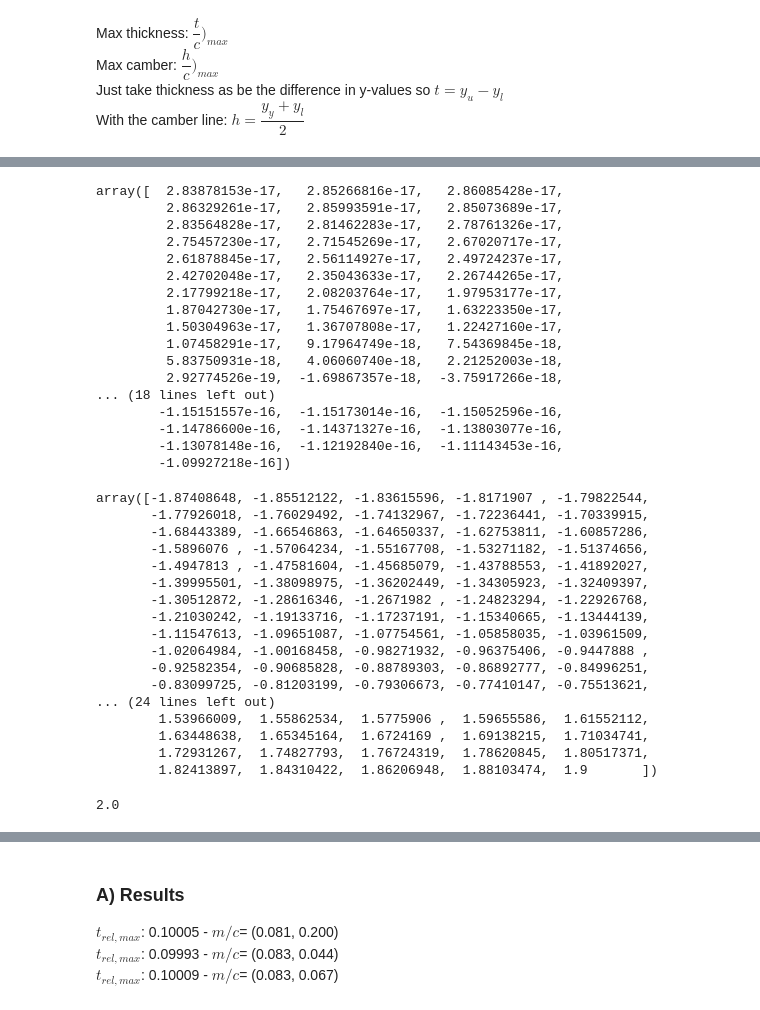
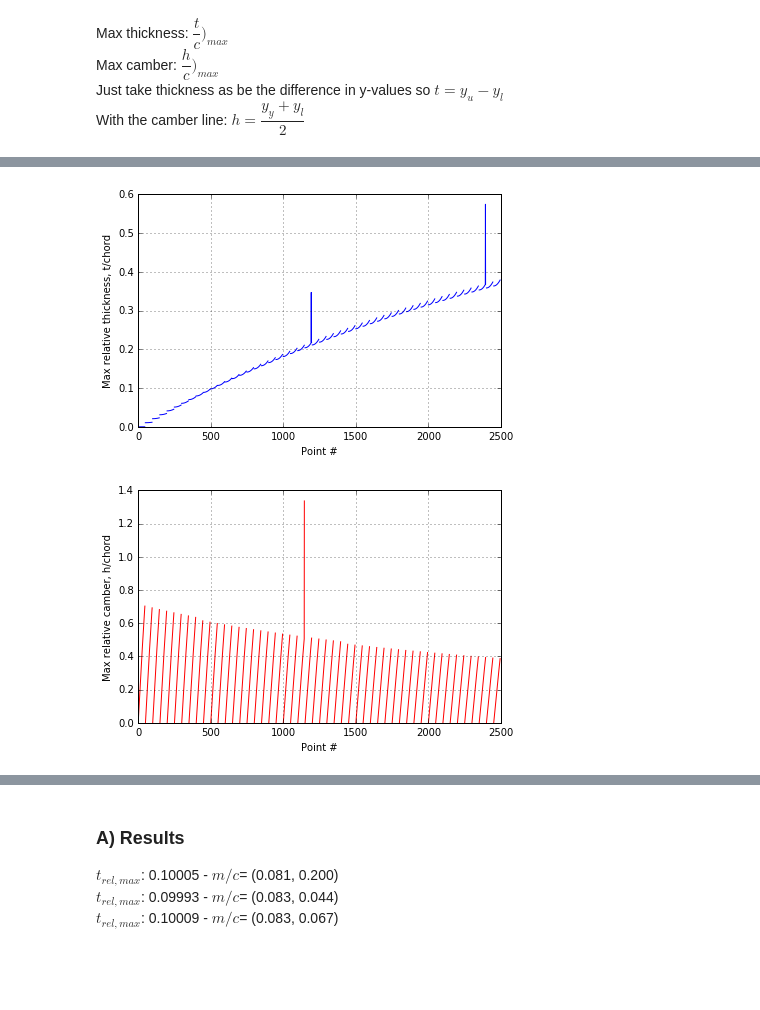
Before and after one commit to Alek-A/AeroPynamics, a Jupyter notebook: Assignment 1.ipynb, the cells around one changed output, grey strips where cells are left out. Cells and saved outputs as stored; diff of their text form; code cells hidden in the pictures; blank space fills up the shorter version.

```diff
--- a/Assignment 1.ipynb
+++ b/Assignment 1.ipynb
@@ -39,7 +44,7 @@ Max camber: $\dfrac{h}{c}\bigg) _{max}$
 Just take thickness as be the difference in y-values so $t=y_u-y_l$
 With the camber line: $h = \dfrac{y_y+y_l}{2}$
 # %%
-N = 2000 # EVEN number
+N = 2**9 # EVEN number
 x_start, x_end = -5.0, 5.0        # boundaries for x-dir.
 y_start, y_end = -5.0, 5.0        # boundaries for y-dir.
 x_ar = np.linspace(x_start, x_end, N)    #
@@ -56,8 +61,8 @@ for i in range(N):
             z[i,j] = complex(float('nan'),float('nan'))
 #z = z[None,:,:]
 # %%
-M1 = 400
-M2 = 400
+M1 = 50
+M2 = 50
 n_tests = int(M1*M2) # Number of tests
 
 # Various values for m1/c and m2/c
@@ -72,18 +77,19 @@ r_c = np.array([]) # max relative camber
 r_m1oc = np.array([]) # m1oc value
 r_m2oc = np.array([]) # m2oc value
 
+angle = np.linspace(0, 2*np.pi, N)
+
 # Actual testing
 for i in range(M1):
     for j in range(M2):
         c = R/np.sqrt(m2oc[j]**2+(1+m1oc[i])**2)
         c2 = c**2
-        chord = 4*c
         m1 = m1oc[i]*c
         m2 = m2oc[j]*c
         s = -m1 + 1j*m2 # center of circle in zeta
-        J = z+c2/z # Joukowski transformation of all points
+        #J = z+c2/z # Joukowski transformation of all points
 
-        angle = np.linspace(0, 2*np.pi, N)
+
 
         # coord. for circle periphery
         z_circle = R*(np.cos(angle)+1j*np.sin(angle)) + s
@@ -91,6 +97,7 @@ for i in range(M1):
         # coord. for airfoil periphery (J-transform of circle)
         z_airfoil = z_circle+c2/z_circle
 
+        chord = np.max(z_airfoil.real) - np.min(z_airfoil.real)
 
         # Upper part of airfoil (from right to left)
         leftMostPoint = np.argmin(z_airfoil.real)
@@ -109,7 +116,7 @@ for i in range(M1):
         lim1 = np.min( z_airfoil.real )*0.95
         lim2 = np.max( z_airfoil.real )*0.95
         # Evaluation points
-        span1 = np.linspace(lim1,lim2,200)
+        span = np.linspace(lim1,lim2,200)
 
 
         # Finding max relative thickness
@@ -140,44 +136,19 @@ tt=np.linspace(-0.5,0.5,100)
-# %%
-fu(tt)
-# %% [output]
-array([  2.83878153e-17,   2.85266816e-17,   2.86085428e-17,
-         2.86329261e-17,   2.85993591e-17,   2.85073689e-17,
-         2.83564828e-17,   2.81462283e-17,   2.78761326e-17,
-         2.75457230e-17,   2.71545269e-17,   2.67020717e-17,
-         2.61878845e-17,   2.56114927e-17,   2.49724237e-17,
-         2.42702048e-17,   2.35043633e-17,   2.26744265e-17,
-         2.17799218e-17,   2.08203764e-17,   1.97953177e-17,
-         1.87042730e-17,   1.75467697e-17,   1.63223350e-17,
-         1.50304963e-17,   1.36707808e-17,   1.22427160e-17,
-         1.07458291e-17,   9.17964749e-18,   7.54369845e-18,
-         5.83750931e-18,   4.06060740e-18,   2.21252003e-18,
-         2.92774526e-19,  -1.69867357e-18,  -3.75917266e-18,
-... (18 lines left out)
-        -1.15151557e-16,  -1.15173014e-16,  -1.15052596e-16,
-        -1.14786600e-16,  -1.14371327e-16,  -1.13803077e-16,
-        -1.13078148e-16,  -1.12192840e-16,  -1.11143453e-16,
-        -1.09927218e-16])
-# %%
-span
-# %% [output]
-array([-1.87408648, -1.85512122, -1.83615596, -1.8171907 , -1.79822544,
-       -1.77926018, -1.76029492, -1.74132967, -1.72236441, -1.70339915,
-       -1.68443389, -1.66546863, -1.64650337, -1.62753811, -1.60857286,
-       -1.5896076 , -1.57064234, -1.55167708, -1.53271182, -1.51374656,
-       -1.4947813 , -1.47581604, -1.45685079, -1.43788553, -1.41892027,
-       -1.39995501, -1.38098975, -1.36202449, -1.34305923, -1.32409397,
-       -1.30512872, -1.28616346, -1.2671982 , -1.24823294, -1.22926768,
-       -1.21030242, -1.19133716, -1.17237191, -1.15340665, -1.13444139,
-       -1.11547613, -1.09651087, -1.07754561, -1.05858035, -1.03961509,
-       -1.02064984, -1.00168458, -0.98271932, -0.96375406, -0.9447888 ,
-       -0.92582354, -0.90685828, -0.88789303, -0.86892777, -0.84996251,
-       -0.83099725, -0.81203199, -0.79306673, -0.77410147, -0.75513621,
-... (24 lines left out)
-        1.53966009,  1.55862534,  1.5775906 ,  1.59655586,  1.61552112,
-        1.63448638,  1.65345164,  1.6724169 ,  1.69138215,  1.71034741,
-        1.72931267,  1.74827793,  1.76724319,  1.78620845,  1.80517371,
-        1.82413897,  1.84310422,  1.86206948,  1.88103474,  1.9       ])
-# %%
-np.max( z_airfoil.real )
-# %% [output]
-2.0
+# %%
+plt.figure()
+plt.plot(r_t,'-b')
+plt.xlabel('Point #')
+plt.ylabel('Max relative thickness, t/chord')
+plt.grid()
+plt.tight_layout()
+plt.savefig('01_J_rt.pdf')
+
+plt.figure()
+plt.plot(r_c,'-r')
+plt.xlabel('Point #')
+plt.ylabel('Max relative camber, h/chord')
+plt.grid()
+plt.tight_layout()
+plt.savefig('02_J_rh.pdf')
+# %% [output]
+[figure, added]
+[figure, added]
```
Also changed, not shown: parts of 14 cells of this notebook, 6 other files.
